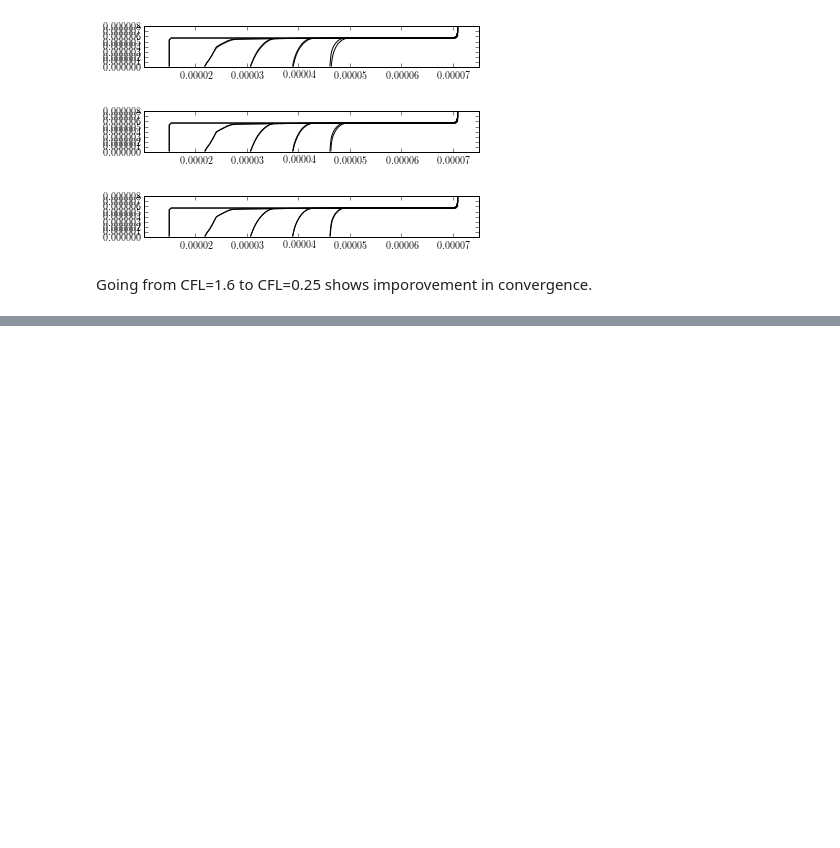
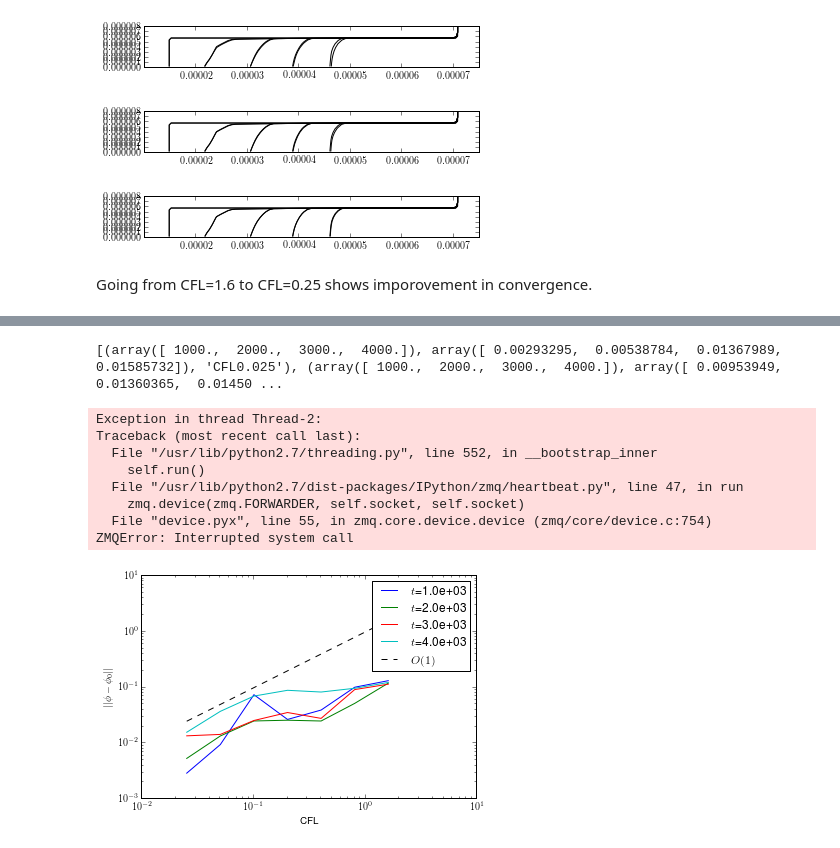
Before and after one commit to wd15/extremefill2D, a Jupyter notebook: extremefill2D.ipynb, the cells around one changed output, grey strips where cells are left out. Drawn from its saved outputs; the diff is of its cells as text; code cells hidden in the pictures; blank space fills up the shorter version.

Commit message:
Added figure demonstrating first order convergence.

```diff
--- a/extremefill2D.ipynb
+++ b/extremefill2D.ipynb
@@ -133,0 +154,35 @@ Going from CFL=1.6 to CFL=0.25 shows imporovement in convergence.
+# %%
+print viewer.data
+# %% [output]
+[(array([ 1000.,  2000.,  3000.,  4000.]), array([ 0.00293295,  0.00538784,  0.01367989,  0.01585732]), 'CFL0.025'), (array([ 1000.,  2000.,  3000.,  4000.]), array([ 0.00953949,  0.01360365,  0.01450 ...
+# %%
+array = np.array
+data = [(array([ 1000.,  2000.,  3000.,  4000.]), array([ 0.00293295,  0.00538784,  0.01367989,  0.01585732]), 'CFL0.025'), (array([ 1000.,  2000.,  3000.,  4000.]), array([ 0.00953949,  0.01360365,  0.01450709,  0.03755888]), 'CFL0.05'), (array([ 1000.,  2000.,  3000.,  4000.]), array([ 0.07475583,  0.02525656,  0.02576712,  0.07055394]), 'CFL0.1'), (array([ 1000.,  2000.,  3000.,  4000.]), array([ 0.02690554,  0.02606143,  0.03580067,  0.08957169]), 'CFL0.2'), (array([ 1000.,  2000.,  3000.,  4000.]), array([ 0.03964461,  0.02522825,  0.02811269,  0.08339692]), 'CFL0.4'), (array([ 1000.,  2000.,  3000.,  4000.]), array([ 0.10168193,  0.05218338,  0.09226423,  0.09736939]), 'CFL0.8'), (array([ 1000.,  2000.,  3000.,  4000.]), array([ 0.13321685,  0.12044097,  0.11526598,  0.12376512]), 'CFL1.6')]
+# %%
+import pylab
+pylab.figure()
+
+for index in range(4):
+    CFLs = []
+    norms = []
+    for t, v, c in data:
+        CFLs.append(c.strip('CFL'))
+        norms.append(v[index])
+
+    pylab.loglog(CFLs, norms, label='$t$=%1.1e' % t[index])
+
+pylab.xlabel('CFL')
+pylab.ylabel(r'$||\phi - \phi_0||$')
+pylab.loglog(CFLs, CFLs, 'k--', label='$O(1)$')
+pylab.legend()
+pylab.show()
+# %% [output]
+Exception in thread Thread-2:
+Traceback (most recent call last):
+  File "/usr/lib/python2.7/threading.py", line 552, in __bootstrap_inner
+    self.run()
+  File "/usr/lib/python2.7/dist-packages/IPython/zmq/heartbeat.py", line 47, in run
+    zmq.device(zmq.FORWARDER, self.socket, self.socket)
+  File "device.pyx", line 55, in zmq.core.device.device (zmq/core/device.c:754)
+ZMQError: Interrupted system call
+[figure, added]
```
Also changed, not shown: parts of 3 cells of this notebook.
